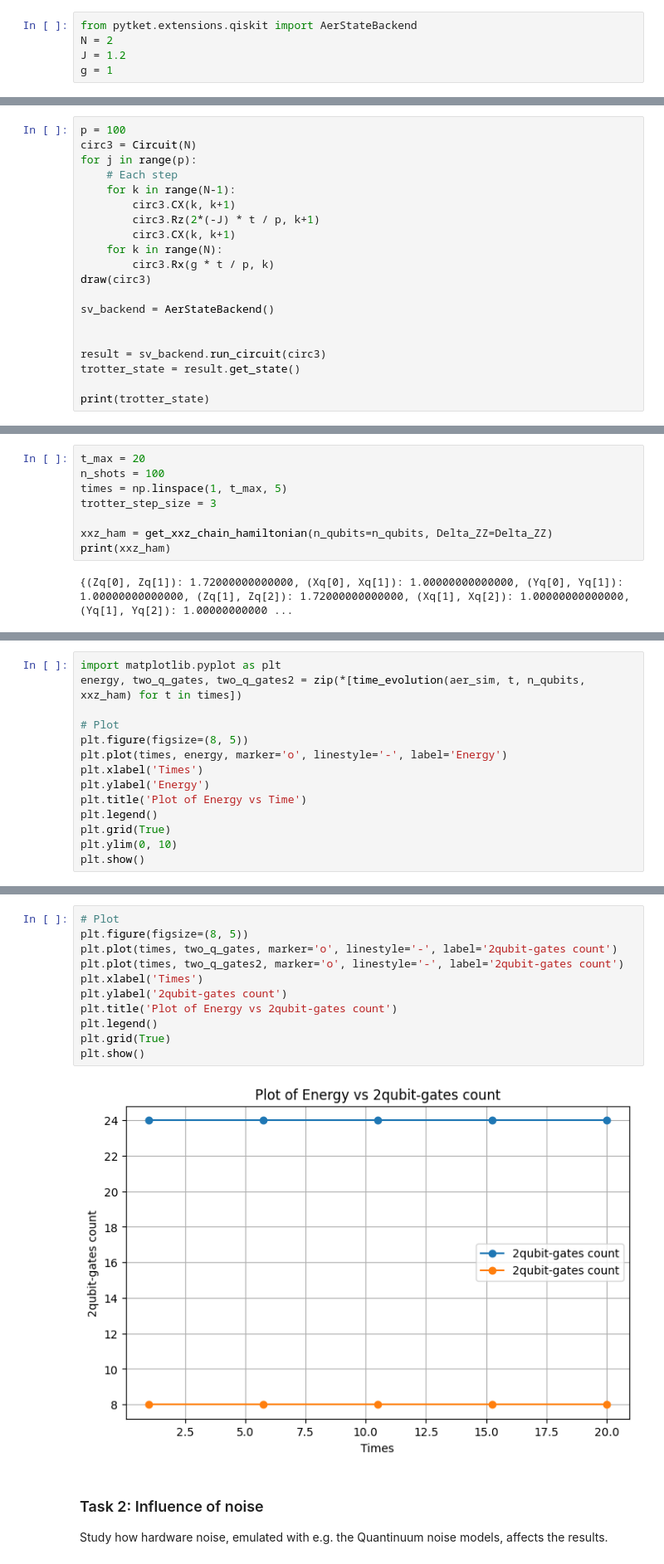
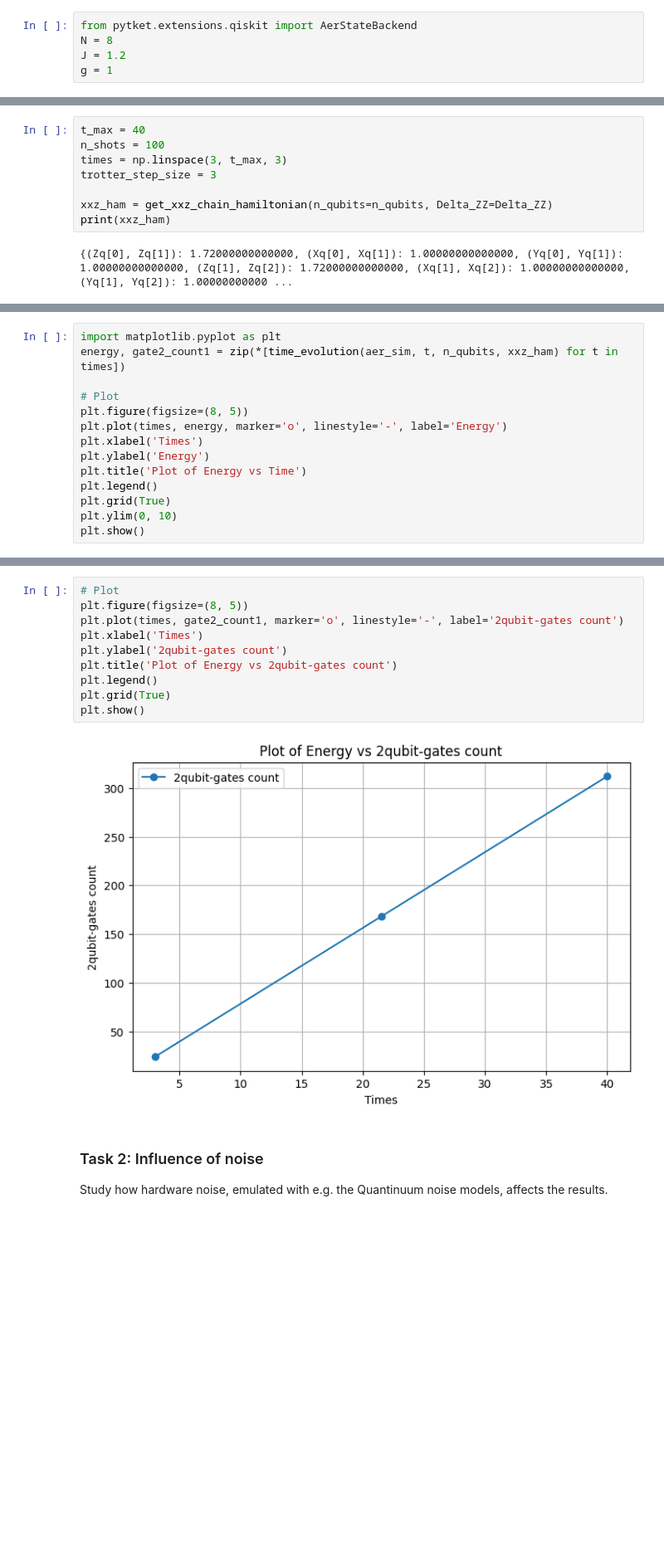
Before and after one commit to SiruLee/2025-Quantinuum, a Jupyter notebook: notebooks/hamiltonian_simulation.ipynb, the cells around one changed output, grey strips where cells are left out. Shown: that part at 83% size. Saved outputs shown, nothing was run; the diff lists cells and outputs as text; blank space fills up the shorter version.

```diff
--- a/notebooks/hamiltonian_simulation.ipynb
+++ b/notebooks/hamiltonian_simulation.ipynb
@@ -361,7 +512,7 @@ t = 1
 n_trotter_steps = list(range(1, 202, 20))
 # %%
 from pytket.extensions.qiskit import AerStateBackend
-N = 2
+N = 8
 J = 1.2
 g = 1
 # %%
@@ -383,23 +534,3 @@ def get_trotter_state_ising(N, p, J, g):
     result = sv_backend.run_circuit(circ3)
     trotter_state = result.get_state()
     return trotter_state
-# %%
-p = 100
-circ3 = Circuit(N)
-for j in range(p):
-    # Each step
-    for k in range(N-1):
-        circ3.CX(k, k+1)
-        circ3.Rz(2*(-J) * t / p, k+1)
-        circ3.CX(k, k+1)
-    for k in range(N):
-        circ3.Rx(g * t / p, k)
-draw(circ3)
-
-sv_backend = AerStateBackend()
-
-
-result = sv_backend.run_circuit(circ3)
-trotter_state = result.get_state()
-
-print(trotter_state)
@@ -566,9 +717,9 @@ Hints:
 # %%
 from pytket.passes import DecomposeBoxes
 # %%
-t_max = 20
+t_max = 40
 n_shots = 100
-times = np.linspace(1, t_max, 5)
+times = np.linspace(3, t_max, 3)
 trotter_step_size = 3
 
 xxz_ham = get_xxz_chain_hamiltonian(n_qubits=n_qubits, Delta_ZZ=Delta_ZZ)
@@ -629,6 +776,6 @@ print(energy)
 # %%
 import matplotlib.pyplot as plt
-energy, two_q_gates, two_q_gates2 = zip(*[time_evolution(aer_sim, t, n_qubits, xxz_ham) for t in times])
+energy, gate2_count1 = zip(*[time_evolution(aer_sim, t, n_qubits, xxz_ham) for t in times])
 
 # Plot
 plt.figure(figsize=(8, 5))
@@ -645,16 +792,15 @@ plt.show()
 # %%
 # Plot
 plt.figure(figsize=(8, 5))
-plt.plot(times, two_q_gates, marker='o', linestyle='-', label='2qubit-gates count')
-plt.plot(times, two_q_gates2, marker='o', linestyle='-', label='2qubit-gates count')
+plt.plot(times, gate2_count1, marker='o', linestyle='-', label='2qubit-gates count')
 plt.xlabel('Times')
 plt.ylabel('2qubit-gates count')
 plt.title('Plot of Energy vs 2qubit-gates count')
 plt.legend()
 plt.grid(True)
 plt.show()
 # %% [output]
-[figure, old version]
+[figure, new version]
 # %% [markdown]
 ### Task 2: Influence of noise
 
```
Also changed, not shown: parts of 42 cells of this notebook.
